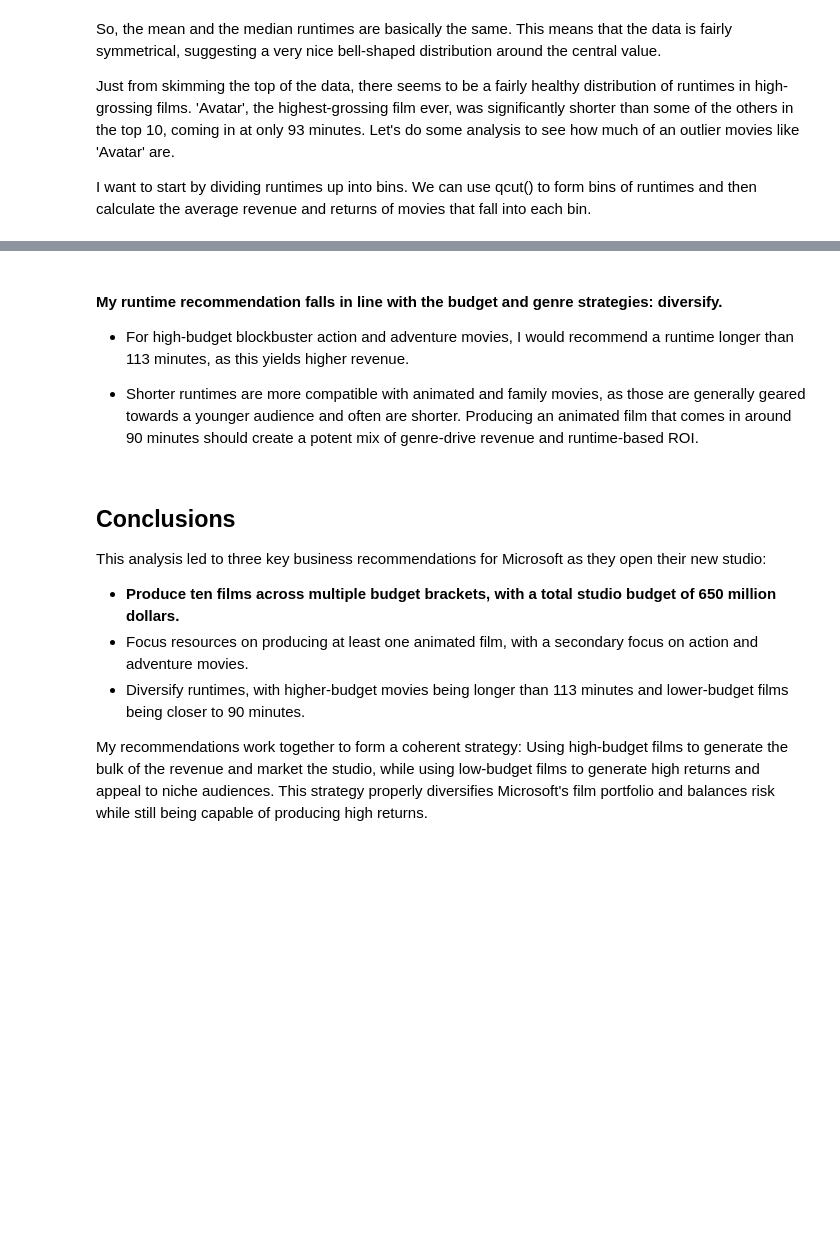
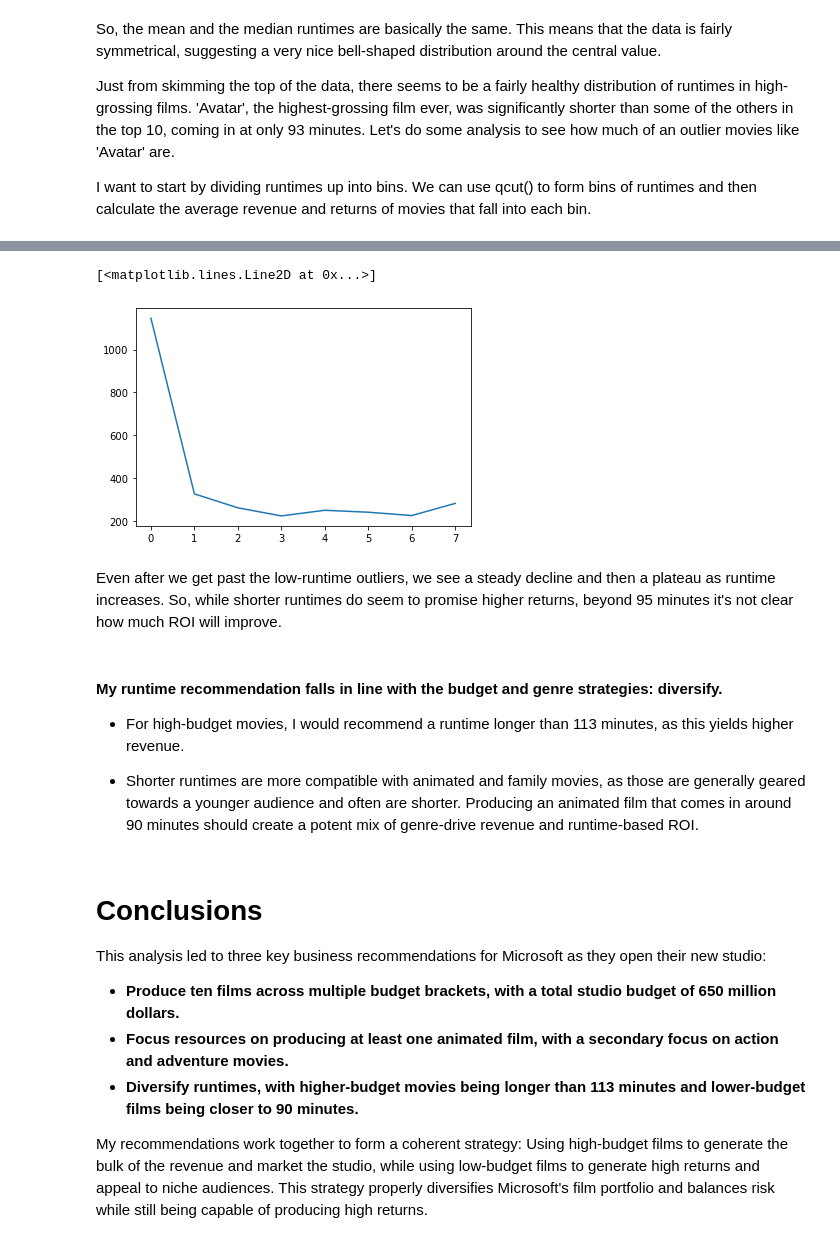
Before and after one commit to apell74/dsc-phase-1-project-final, a Jupyter notebook: student.ipynb, the cells around one changed output, grey strips where cells are left out. Drawn from its saved outputs; the diff is of its cells as text; code cells hidden in the pictures; blank space fills up the shorter version.

```diff
--- a/student.ipynb
+++ b/student.ipynb
@@ -596,6 +637,6 @@ We know they can make money, but do they also have the best returns? Let's take
 # %%
 # Calculate ROI by runtime range
-runtime_ranges = pd.qcut(runtimes['runtime_minutes'], q=4)
+runtime_ranges = pd.qcut(runtimes['runtime_minutes'], q=8)
 roi_by_runtime_range = runtimes.groupby(runtime_ranges)['ROI'].mean()
 print("ROI by Runtime Range (millions)")
 roi_by_runtime_range
@@ -624,16 +680,23 @@ plt.show()
+# %%
+plt.plot(roi_by_runtime_range)
+# %% [output]
+[<matplotlib.lines.Line2D at 0x...>]
+[figure, added]
+# %% [markdown]
+Even after we get past the low-runtime outliers, we see a steady decline and then a plateau as runtime increases. So, while shorter runtimes do seem to promise higher returns, beyond 95 minutes it's not clear how much ROI will improve.
 # %% [markdown]
 #### My runtime recommendation falls in line with the budget and genre strategies: diversify.
 
-- For high-budget blockbuster action and adventure movies, I would recommend a runtime longer than 113 minutes, as this yields higher revenue.
+- For high-budget movies, I would recommend a runtime longer than 113 minutes, as this yields higher revenue.
 
 - Shorter runtimes are more compatible with animated and family movies, as those are generally geared towards a younger audience and often are shorter. Producing an animated film that comes in around 90 minutes should create a potent mix of genre-drive revenue and runtime-based ROI.
 # %% [markdown]
-## Conclusions
+# Conclusions
 
 This analysis led to three key business recommendations for Microsoft as they open their new studio:
-- <b>Produce ten films across multiple budget brackets, with a total studio budget of 650 million dollars.
-- Focus resources on producing at least one animated film, with a secondary focus on action and adventure movies.
-- Diversify runtimes, with higher-budget movies being longer than 113 minutes and lower-budget films being closer to 90 minutes.<b>
+- <b>Produce ten films across multiple budget brackets, with a total studio budget of 650 million dollars.<b>
+- <b>Focus resources on producing at least one animated film, with a secondary focus on action and adventure movies.<b>
+- <b>Diversify runtimes, with higher-budget movies being longer than 113 minutes and lower-budget films being closer to 90 minutes.<b>
 
 My recommendations work together to form a coherent strategy: Using high-budget films to generate the bulk of the revenue and market the studio, while using low-budget films to generate high returns and appeal to niche audiences. This strategy properly diversifies Microsoft's film portfolio and balances risk while still being capable of producing high returns.
 # %% [markdown]
```
Also changed, not shown: parts of 27 cells of this notebook, 1 other file.
